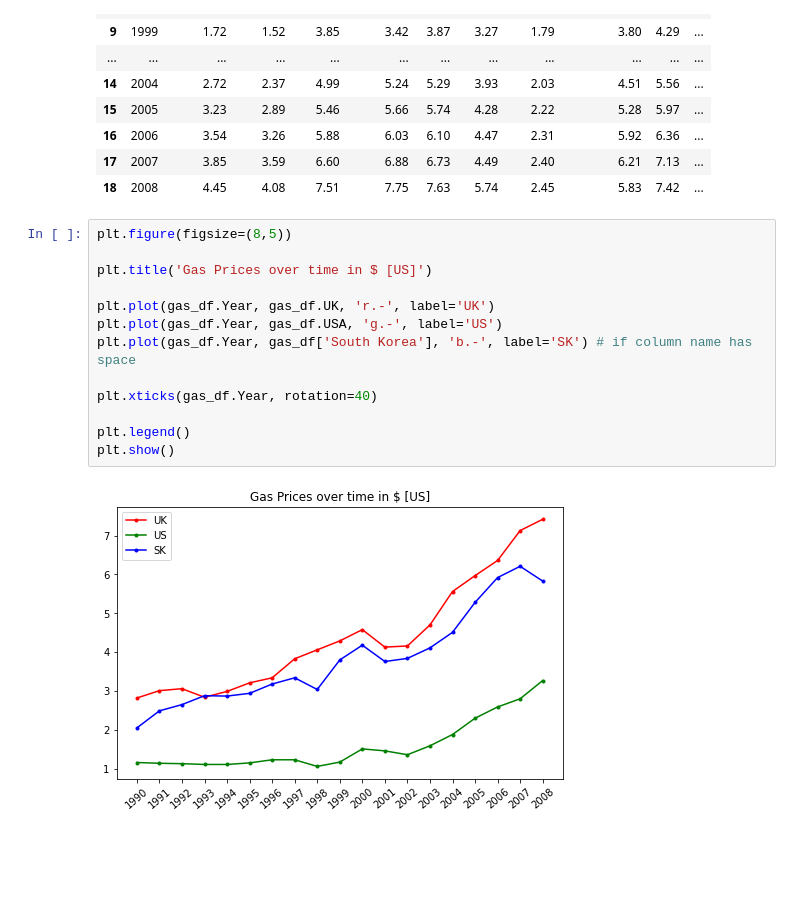
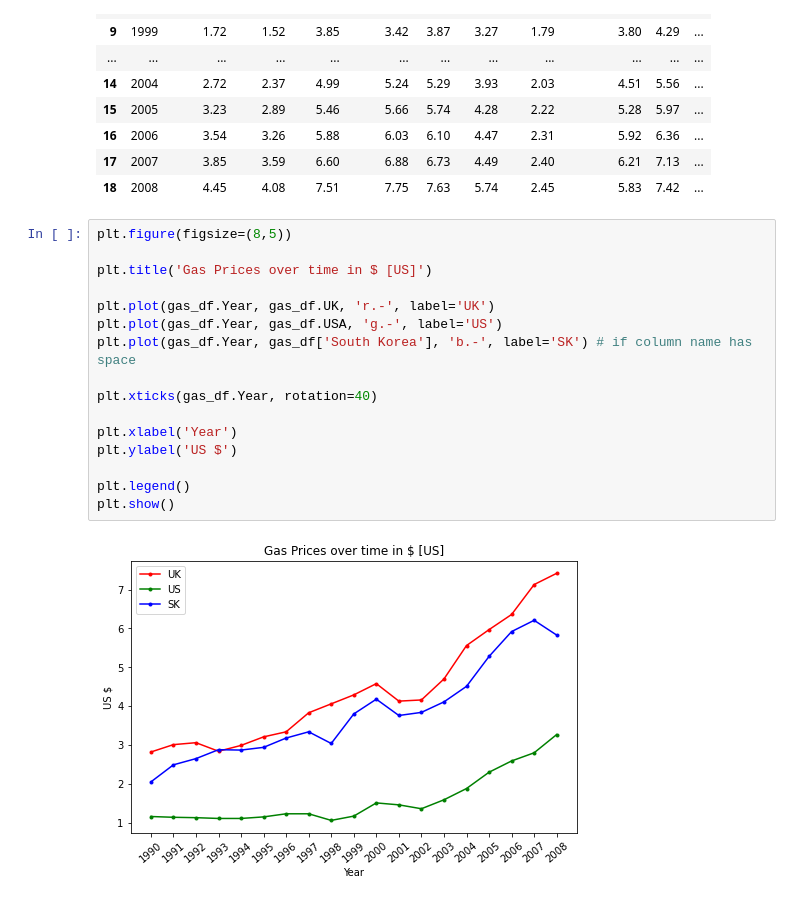
Before and after one commit to Somnathpaul/matplotlib, a Jupyter notebook: matplotlib.ipynb, the cells around one changed output. Cells and saved outputs as stored; diff of their text form; blank space fills up the shorter version.

```diff
--- a/matplotlib.ipynb
+++ b/matplotlib.ipynb
@@ -26,15 +26,18 @@ gas_df
 # %%
 plt.figure(figsize=(8,5))
 
 plt.title('Gas Prices over time in $ [US]')
 
 plt.plot(gas_df.Year, gas_df.UK, 'r.-', label='UK')
 plt.plot(gas_df.Year, gas_df.USA, 'g.-', label='US')
 plt.plot(gas_df.Year, gas_df['South Korea'], 'b.-', label='SK') # if column name has space
 
 plt.xticks(gas_df.Year, rotation=40)
 
+plt.xlabel('Year')
+plt.ylabel('US $')
+
 plt.legend()
 plt.show()
 # %% [output]
-[figure, old version]
+[figure, new version]
```
